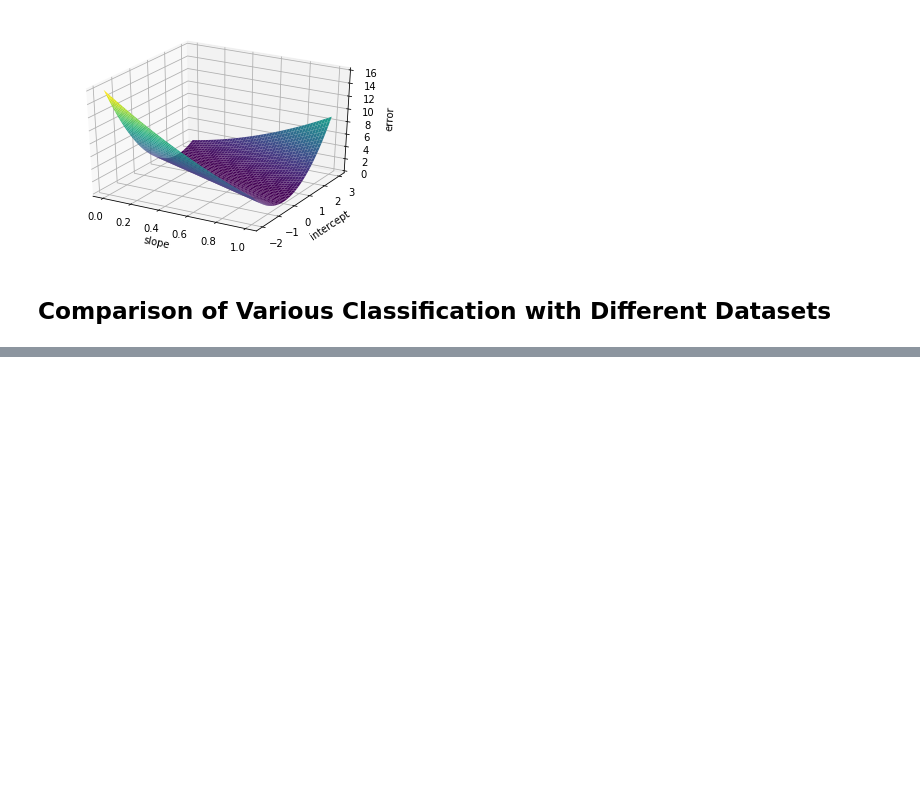
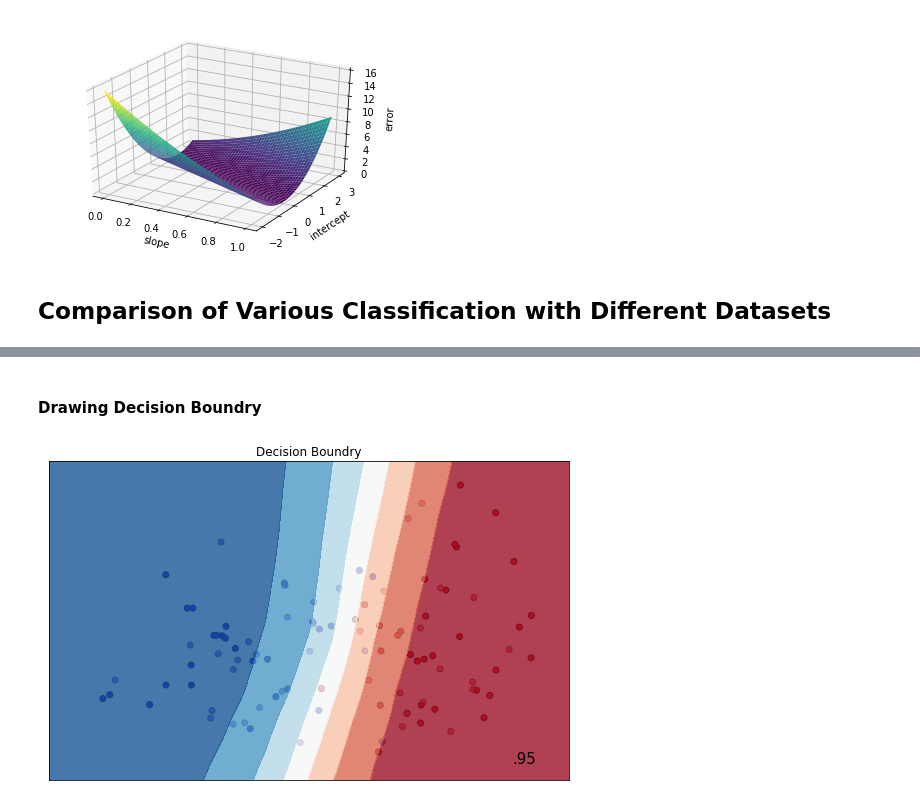
Before and after one commit to mayankkaizen/jupyter-notebooks, a Jupyter notebook: ML-Notes.ipynb, the cells around one changed output, grey strips where cells are left out. Drawn from its saved outputs; the diff is of its cells as text; code cells hidden in the pictures; blank space fills up the shorter version.

```diff
--- a/ML-Notes.ipynb
+++ b/ML-Notes.ipynb
@@ -577,0 +628,50 @@ plt.tight_layout()
+# %% [markdown]
+#### Drawing Decision Boundry
+# %%
+%matplotlib inline
+import numpy as np
+import matplotlib.pyplot as plt
+from sklearn.neural_network import MLPClassifier
+from matplotlib.colors import ListedColormap
+from sklearn.model_selection import train_test_split
+from sklearn.preprocessing import StandardScaler
+from sklearn.datasets import make_classification,make_moons
+
+X, y = make_classification(n_features=2, n_redundant=0, n_informative=2, random_state=1, n_clusters_per_class=1)
+rng = np.random.RandomState(2)
+X += 2 * rng.uniform(size=X.shape)
+
+clf = MLPClassifier(alpha = 1)
+
+X = StandardScaler().fit_transform(X)
+
+X_train, X_test, y_train, y_test = train_test_split(X, y, test_size=.4, random_state=42)
+
+x_min, x_max = X[:, 0].min() - .5, X[:, 0].max() + .5
+y_min, y_max = X[:, 1].min() - .5, X[:, 1].max() + .5
+xx, yy = np.meshgrid(np.arange(x_min, x_max, .2),np.arange(y_min, y_max, .2))
+
+figure = plt.figure(figsize=(15, 5))
+cm = plt.cm.RdBu
+cm_bright = ListedColormap(['#FF0000', '#0000FF'])
+ax = plt.subplot(1, 2, 1)
+ax.set_title("Decision Boundry")
+#plotting training points
+ax.scatter(X_train[:, 0], X_train[:, 1], c=y_train, cmap=cm_bright, edgecolors='k')
+#plotting test points
+ax.scatter(X_test[:, 0], X_test[:, 1], c=y_test, cmap=cm_bright, alpha=0.6, edgecolors='k')
+ax.set_xlim(xx.min(), xx.max())
+ax.set_ylim(yy.min(), yy.max())
+ax.set_xticks(())
+ax.set_yticks(())
+#fit the model and calculate the model's probability prediction
+clf.fit(X_train, y_train)
+score = clf.score(X_test, y_test)
+Z = clf.predict_proba(np.c_[xx.ravel(), yy.ravel()])[:, 1]
+
+Z = Z.reshape(xx.shape)
+ax.contourf(xx, yy, Z, cmap=cm, alpha=.8);
+ax.text(xx.max() - .3, yy.min() + .3, ('%.2f' % score).lstrip('0'), size=15, horizontalalignment='right')
+plt.tight_layout()
+# %% [output]
+[figure, added]
```
Also changed, not shown: parts of 13 cells of this notebook, 3 other files.
